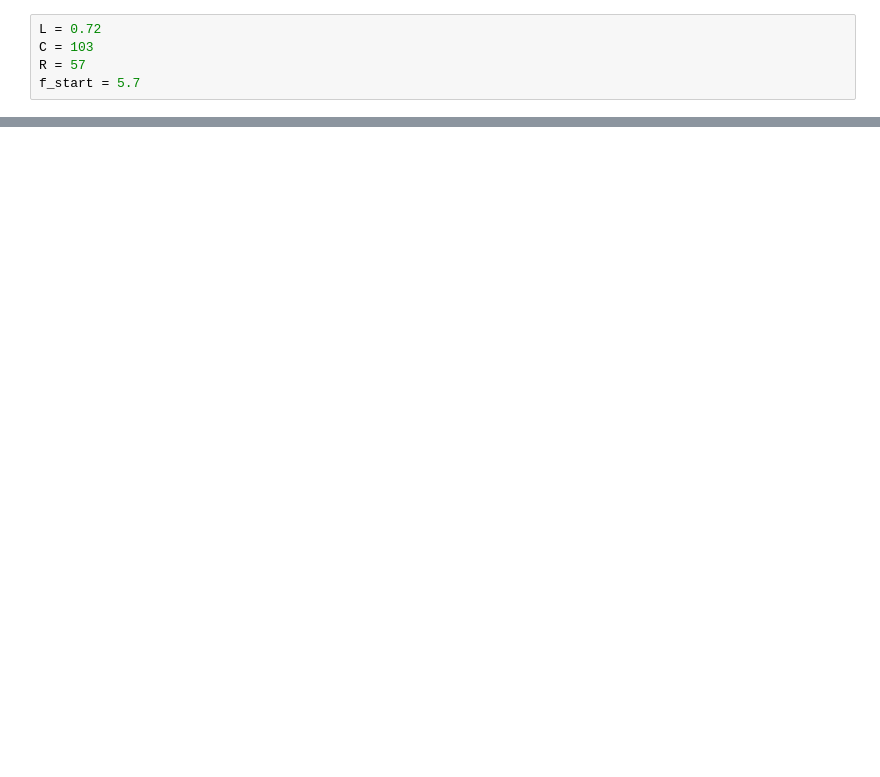
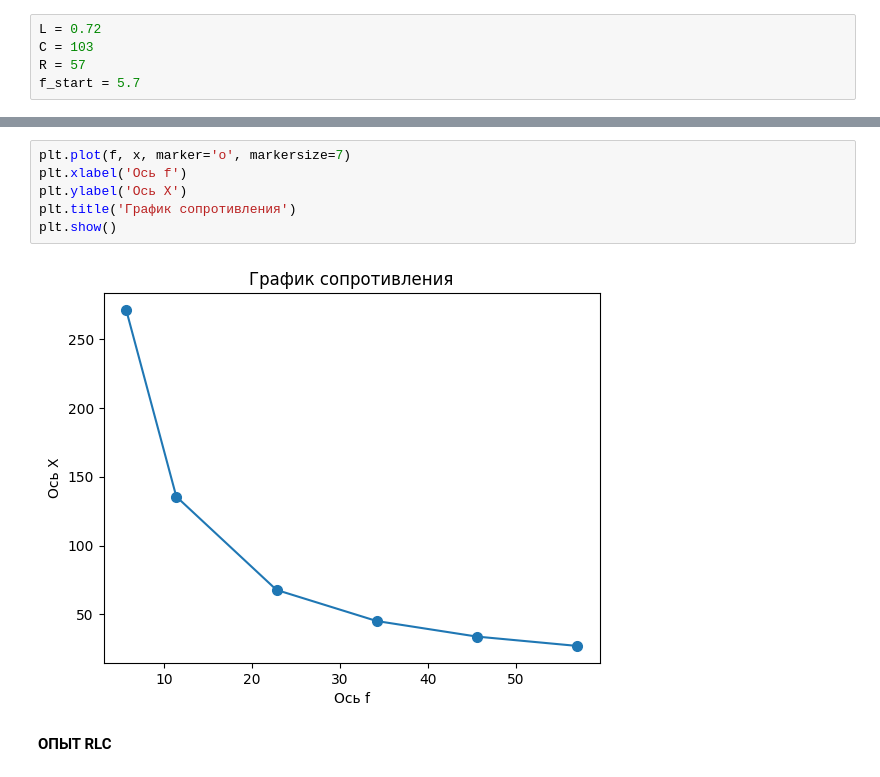
Before and after one commit to ian4ick/MIREA_fork, a Jupyter notebook: InfAndCompTechnology/Bachelor/2 course/1 Term/Electronics/Labs/2.ipynb, the cells around one changed output, grey strips where cells are left out. Drawn from its saved outputs; the diff is of its cells as text; blank space fills up the shorter version.

```diff
--- a/InfAndCompTechnology/Bachelor/2 course/1 Term/Electronics/Labs/2.ipynb
+++ b/InfAndCompTechnology/Bachelor/2 course/1 Term/Electronics/Labs/2.ipynb
@@ -26,0 +86,10 @@ for i in range(6):
+# %%
+plt.plot(f, x, marker='o', markersize=7)
+plt.xlabel('Ось f')
+plt.ylabel('Ось X')
+plt.title('График сопротивления')
+plt.show()
+# %% [output]
+[figure, added]
+# %% [markdown]
+**ОПЫТ RLC**
```
Also changed, not shown: parts of 18 cells of this notebook, 2 other files.
